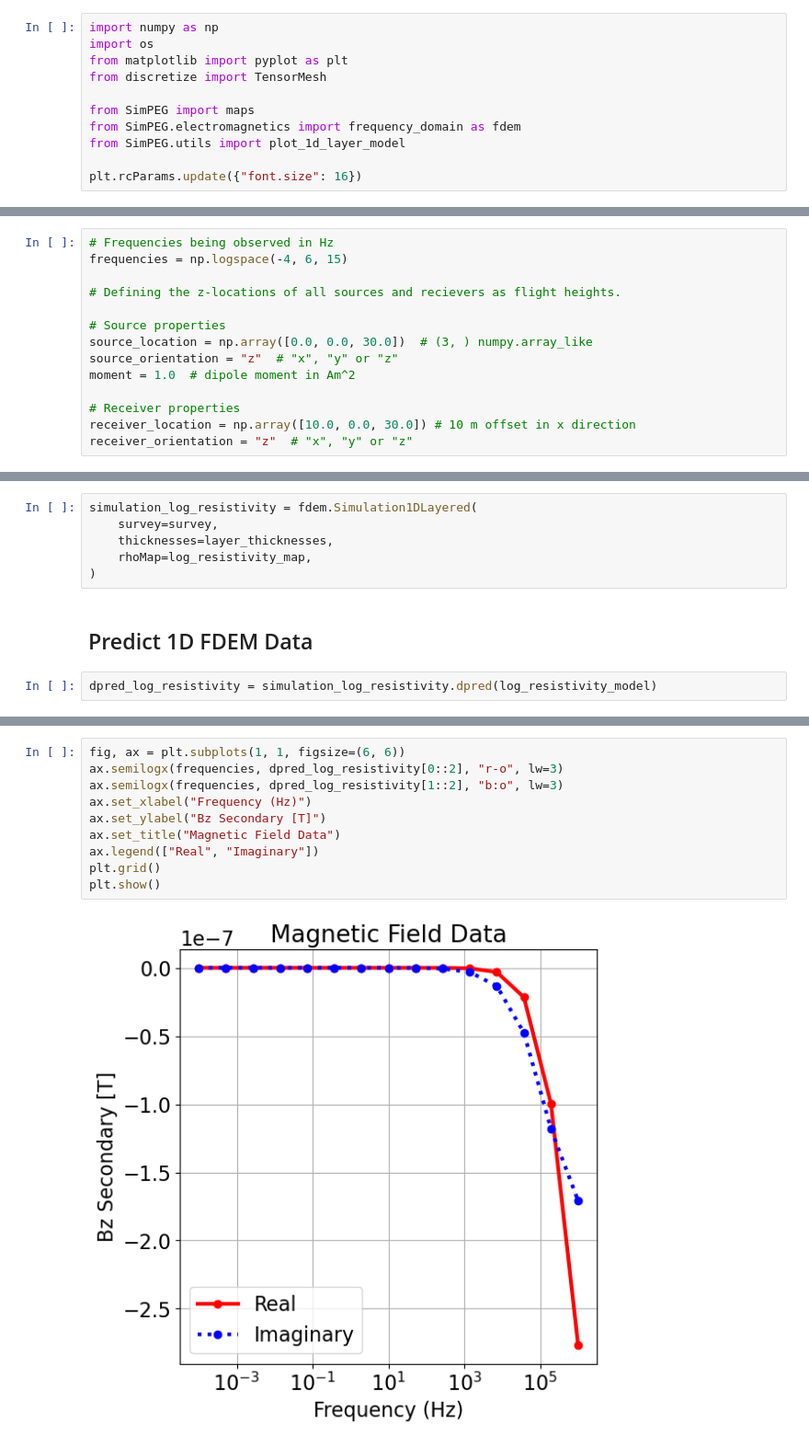
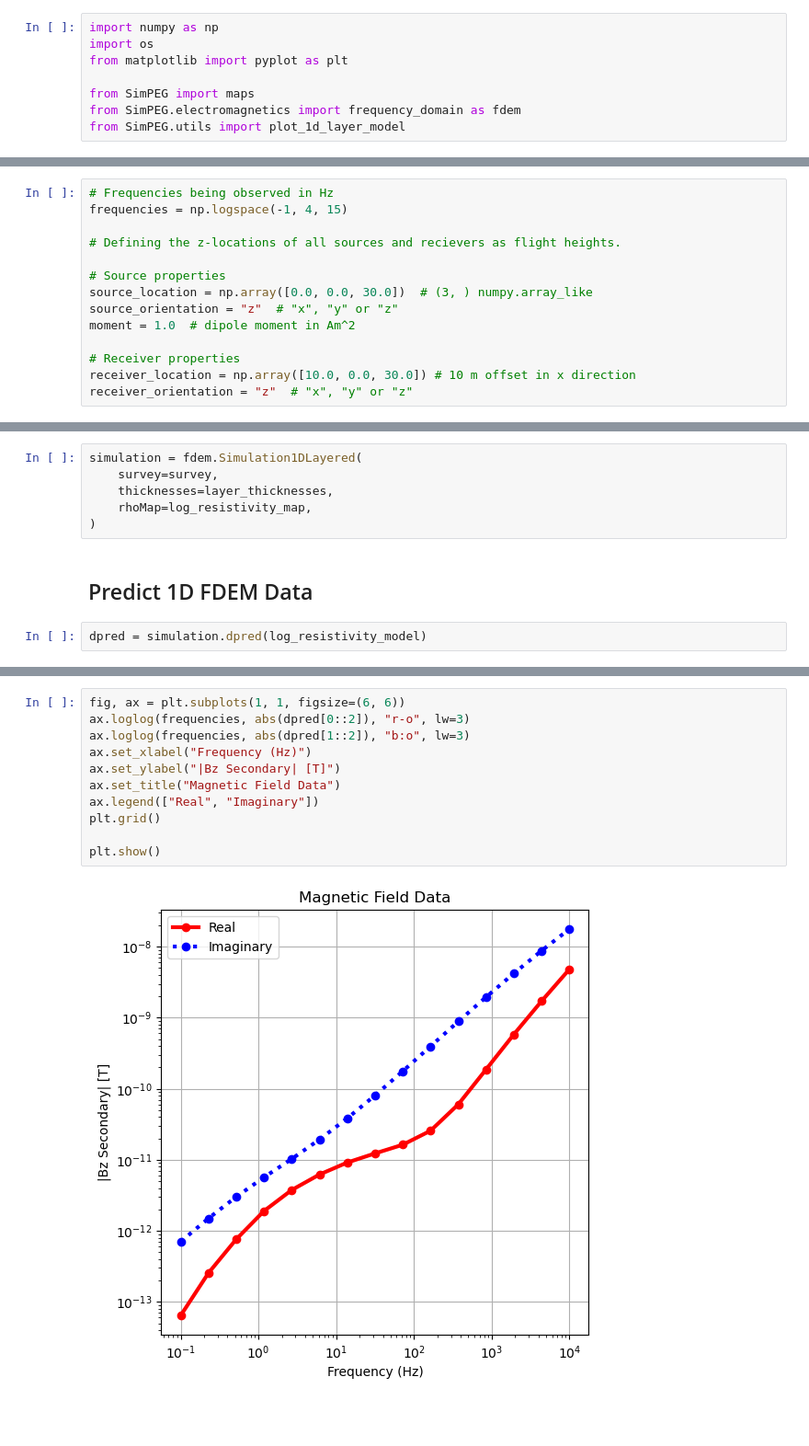
Before and after one commit to SabrinaAshik/EOSC454-Project-SabrinaAshik, a Jupyter notebook: 1d-notebooks/1d_sounding_right.ipynb, the cells around one changed output, grey strips where cells are left out. Shown at 92% size. Drawn from its saved outputs; the diff is of its cells as text; blank space fills up the shorter version.

```diff
--- a/1d-notebooks/1d_sounding_right.ipynb
+++ b/1d-notebooks/1d_sounding_right.ipynb
@@ -4,13 +4,10 @@
 import numpy as np
 import os
 from matplotlib import pyplot as plt
-from discretize import TensorMesh
 
 from SimPEG import maps
 from SimPEG.electromagnetics import frequency_domain as fdem
 from SimPEG.utils import plot_1d_layer_model
-
-plt.rcParams.update({"font.size": 16})
 # %%
 write_output = True
 # %% [markdown]
@@ -19,7 +16,7 @@ write_output = True
 The survey consists of a vertical magnetic dipole source operating at 5 frequencies. Real and imaginary data in ppm are measured by a vertically-oriented reciever coil offset 10 m from the source.
 # %%
 # Frequencies being observed in Hz
-frequencies = np.logspace(-4, 6, 15)
+frequencies = np.logspace(-1, 4, 15)
 
 # Defining the z-locations of all sources and recievers as flight heights.
 
@@ -94,7 +91,7 @@ log_resistivity_map = maps.ExpMap(nP=len(layer_thicknesses)+1)
 # %% [markdown]
 ## Define the Forward Simulation
 # %%
-simulation_log_resistivity = fdem.Simulation1DLayered(
+simulation = fdem.Simulation1DLayered(
     survey=survey,
     thicknesses=layer_thicknesses,
     rhoMap=log_resistivity_map,
@@ -102,4 +99,4 @@ simulation_log_resistivity = fdem.Simulation1DLayered(
 # %% [markdown]
 ## Predict 1D FDEM Data
 # %%
-dpred_log_resistivity = simulation_log_resistivity.dpred(log_resistivity_model)
+dpred = simulation.dpred(log_resistivity_model)
@@ -106,15 +105,16 @@ dpred_log_resistivity = simulation_log_resistivity.dpred(log_resistivity_model)
 # %%
 fig, ax = plt.subplots(1, 1, figsize=(6, 6))
-ax.semilogx(frequencies, dpred_log_resistivity[0::2], "r-o", lw=3)
-ax.semilogx(frequencies, dpred_log_resistivity[1::2], "b:o", lw=3)
+ax.loglog(frequencies, abs(dpred[0::2]), "r-o", lw=3)
+ax.loglog(frequencies, abs(dpred[1::2]), "b:o", lw=3)
 ax.set_xlabel("Frequency (Hz)")
-ax.set_ylabel("Bz Secondary [T]")
+ax.set_ylabel("|Bz Secondary| [T]")
 ax.set_title("Magnetic Field Data")
 ax.legend(["Real", "Imaginary"])
 plt.grid()
+
 plt.show()
 # %% [output]
-[figure, old version]
+[figure, new version]
 # %%
 if write_output:
     # Get the directory of the current notebook
```
Also changed, not shown: parts of 5 cells of this notebook, 13 other files.
